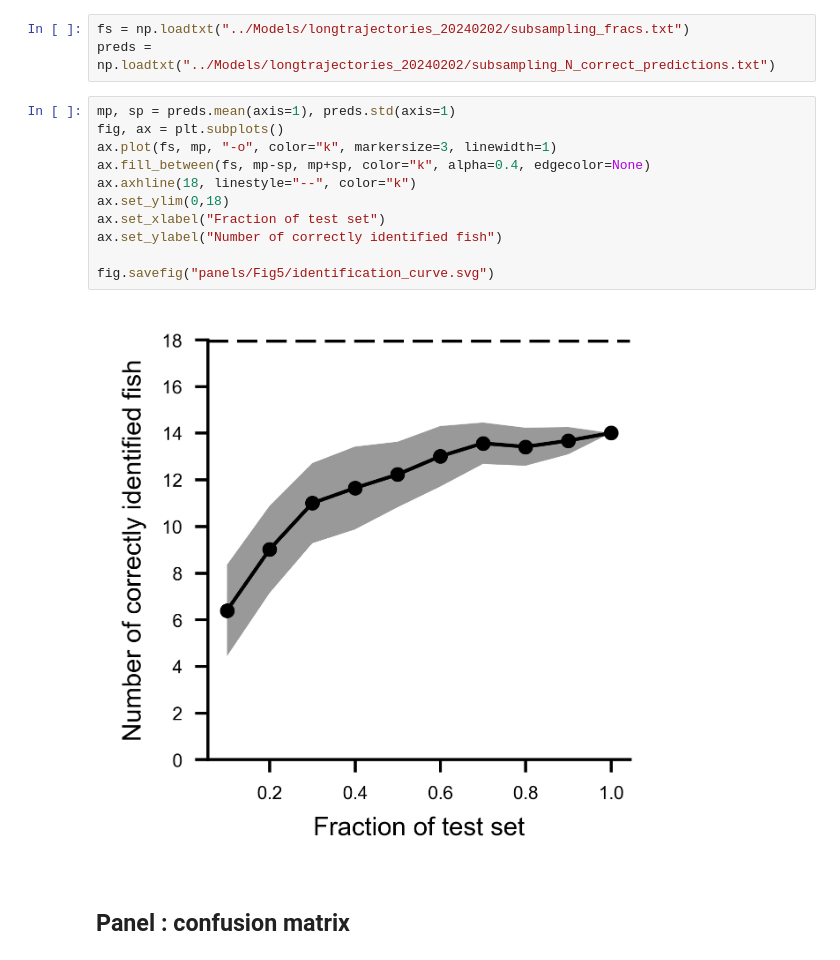
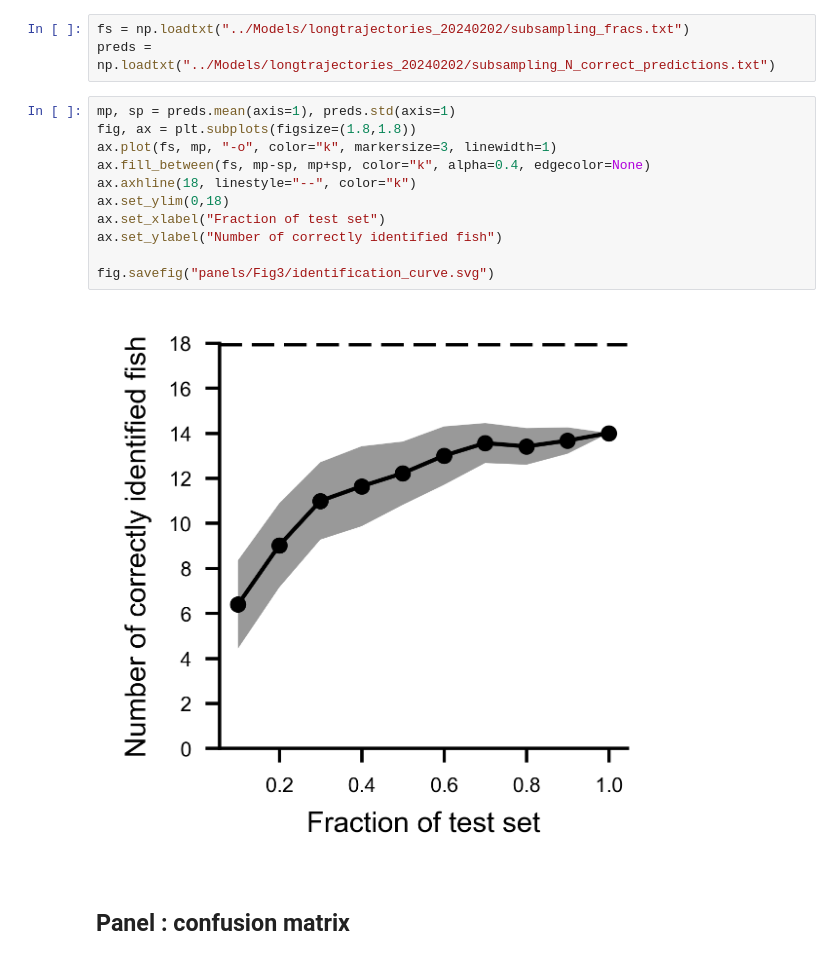
Before and after one commit to ZebrafishHMM2023/ZebrafishHMM2023_CodeAndData, a Jupyter notebook: Figures/Fig3.ipynb, the cells around one changed output. Saved outputs shown, nothing was run; the diff lists cells and outputs as text.

```diff
--- a/Figures/Fig3.ipynb
+++ b/Figures/Fig3.ipynb
@@ -145,17 +154,17 @@ fs = np.loadtxt("../Models/longtrajectories_20240202/subsampling_fracs.txt")
 preds = np.loadtxt("../Models/longtrajectories_20240202/subsampling_N_correct_predictions.txt")
 # %%
 mp, sp = preds.mean(axis=1), preds.std(axis=1)
-fig, ax = plt.subplots()
+fig, ax = plt.subplots(figsize=(1.8,1.8))
 ax.plot(fs, mp, "-o", color="k", markersize=3, linewidth=1)
 ax.fill_between(fs, mp-sp, mp+sp, color="k", alpha=0.4, edgecolor=None)
 ax.axhline(18, linestyle="--", color="k")
 ax.set_ylim(0,18)
 ax.set_xlabel("Fraction of test set")
 ax.set_ylabel("Number of correctly identified fish")
 
-fig.savefig("panels/Fig5/identification_curve.svg")
+fig.savefig("panels/Fig3/identification_curve.svg")
 # %% [output]
-[figure, old version]
+[figure, new version]
 # %% [markdown]
 ## Panel : confusion matrix
 # %%
```
Also changed, not shown: parts of 12 cells of this notebook, 4 other files.
